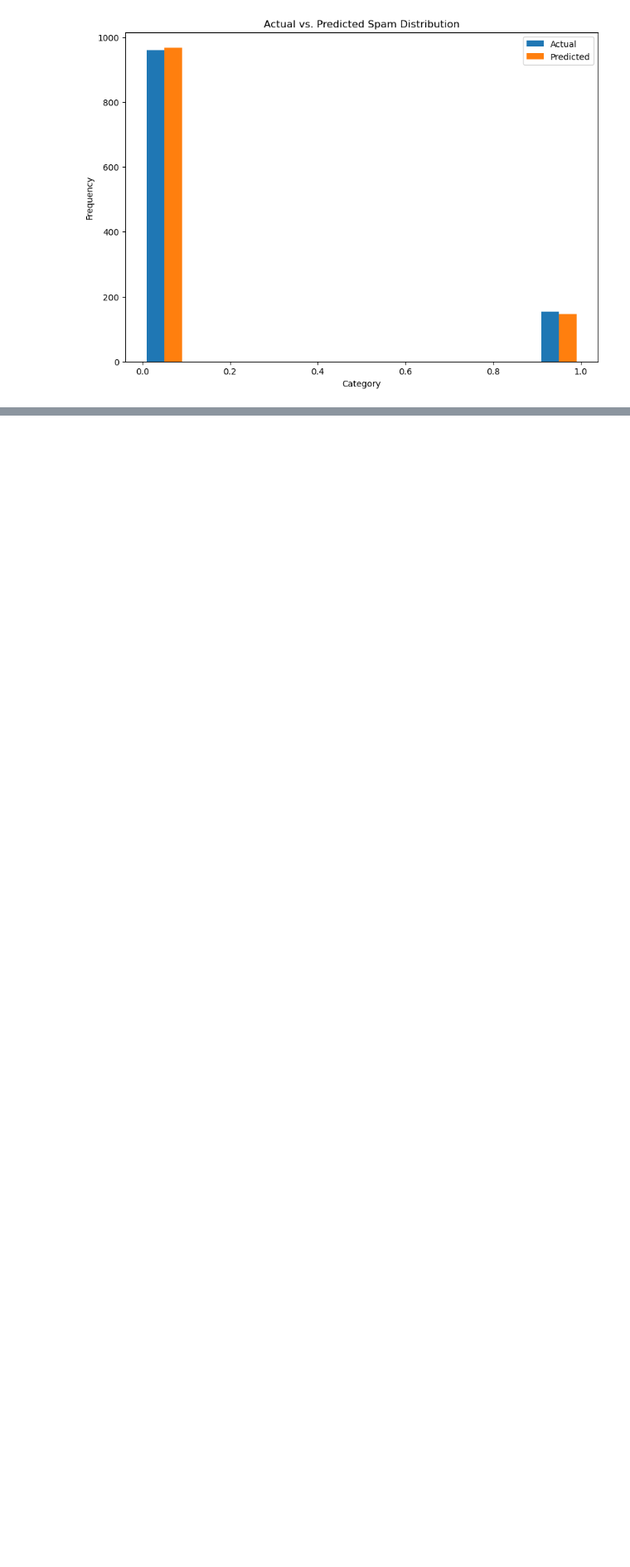
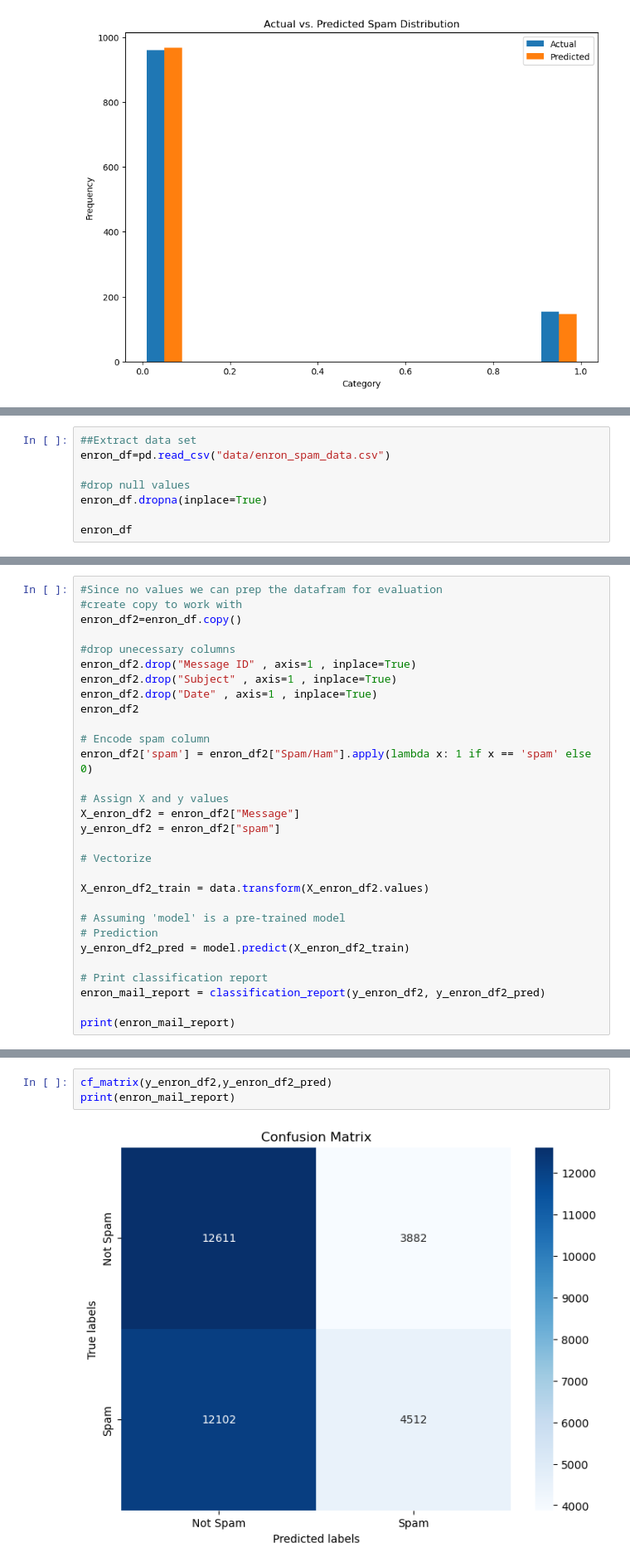
Before and after one commit to Uzziahlukeka/ai-project, a Jupyter notebook: main.ipynb, the cells around one changed output, grey strips where cells are left out. Shown at 83% size. Drawn from its saved outputs; the diff is of its cells as text; blank space fills up the shorter version.

```diff
--- a/main.ipynb
+++ b/main.ipynb
@@ -223,0 +313,8 @@ Confusion Matrix:
+# %%
+##Extract data set
+enron_df=pd.read_csv("data/enron_spam_data.csv")
+
+#drop null values
+enron_df.dropna(inplace=True)
+
+enron_df
@@ -223,0 +335,30 @@ Confusion Matrix:
+# %%
+#Since no values we can prep the datafram for evaluation
+#create copy to work with
+enron_df2=enron_df.copy()
+
+#drop unecessary columns
+enron_df2.drop("Message ID" , axis=1 , inplace=True)
+enron_df2.drop("Subject" , axis=1 , inplace=True)
+enron_df2.drop("Date" , axis=1 , inplace=True)
+enron_df2
+
+# Encode spam column
+enron_df2['spam'] = enron_df2["Spam/Ham"].apply(lambda x: 1 if x == 'spam' else 0)
+
+# Assign X and y values
+X_enron_df2 = enron_df2["Message"]
+y_enron_df2 = enron_df2["spam"]
+
+# Vectorize
+
+X_enron_df2_train = data.transform(X_enron_df2.values)
+
+# Assuming 'model' is a pre-trained model
+# Prediction
+y_enron_df2_pred = model.predict(X_enron_df2_train)
+
+# Print classification report
+enron_mail_report = classification_report(y_enron_df2, y_enron_df2_pred)
+
+print(enron_mail_report)
@@ -223,0 +422,5 @@ Confusion Matrix:
+# %%
+cf_matrix(y_enron_df2,y_enron_df2_pred)
+print(enron_mail_report)
+# %% [output]
+[figure, added]
```
Also changed, not shown: parts of 23 cells of this notebook, 2 other files.
